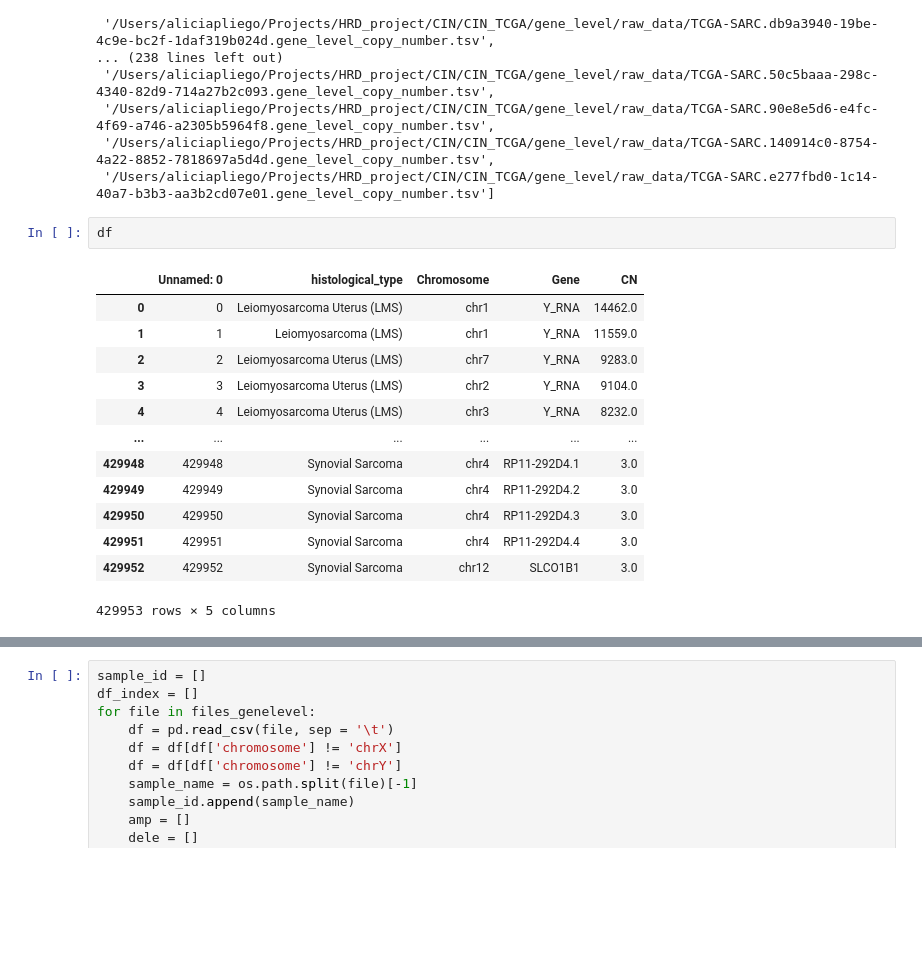
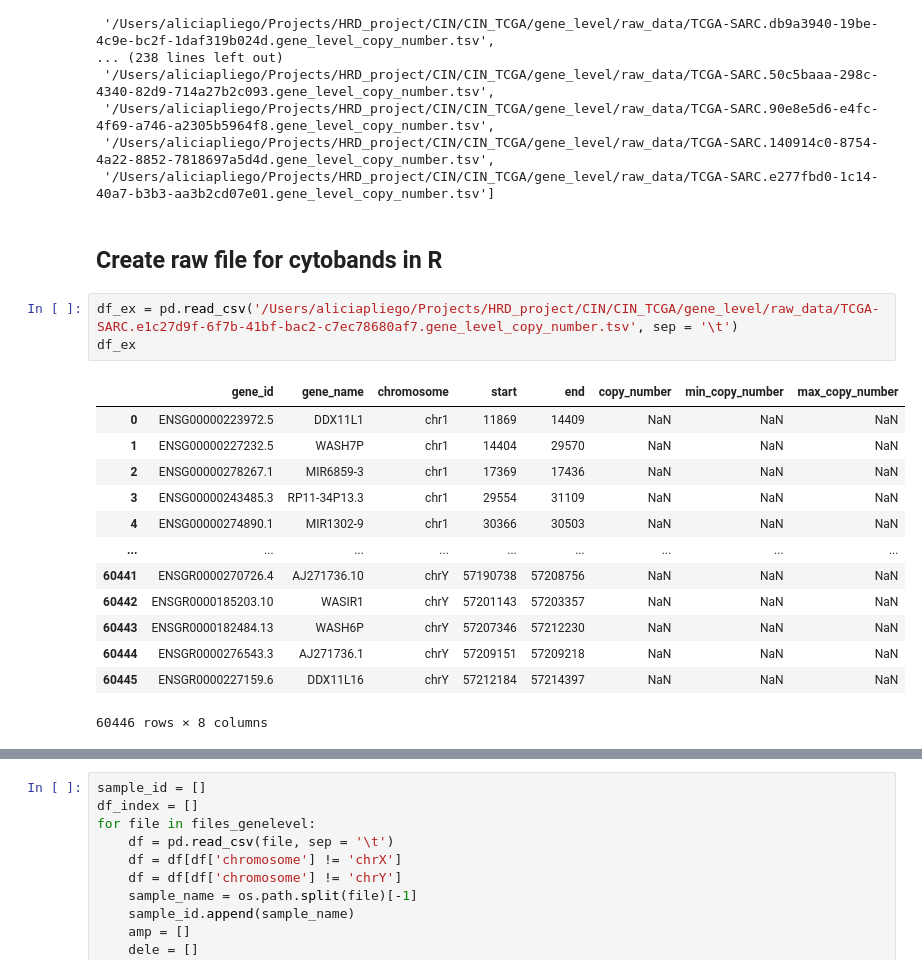
Before and after one commit to aliciapliego/HRDsarcoma, a Jupyter notebook: python_scrips/gene_level_CNV.ipynb, the cells around one changed output, grey strips where cells are left out. Saved outputs shown, nothing was run; the diff lists cells and outputs as text; blank space fills up the shorter version.

```diff
--- a/python_scrips/gene_level_CNV.ipynb
+++ b/python_scrips/gene_level_CNV.ipynb
@@ -30,19 +30,22 @@ files_genelevel
  '/Users/aliciapliego/Projects/HRD_project/CIN/CIN_TCGA/gene_level/raw_data/TCGA-SARC.90e8e5d6-e4fc-4f69-a746-a2305b5964f8.gene_level_copy_number.tsv',
  '/Users/aliciapliego/Projects/HRD_project/CIN/CIN_TCGA/gene_level/raw_data/TCGA-SARC.140914c0-8754-4a22-8852-7818697a5d4d.gene_level_copy_number.tsv',
  '/Users/aliciapliego/Projects/HRD_project/CIN/CIN_TCGA/gene_level/raw_data/TCGA-SARC.e277fbd0-1c14-40a7-b3b3-aa3b2cd07e01.gene_level_copy_number.tsv']
+# %% [markdown]
+## Create raw file for cytobands in R
 # %%
-df
+df_ex = pd.read_csv('/Users/aliciapliego/Projects/HRD_project/CIN/CIN_TCGA/gene_level/raw_data/TCGA-SARC.e1c27d9f-6f7b-41bf-bac2-c7ec78680af7.gene_level_copy_number.tsv', sep = '\t')
+df_ex
 # %% [output]
-|  | Unnamed: 0 | histological_type | Chromosome | Gene | CN |
-| 0 | 0 | Leiomyosarcoma Uterus (LMS) | chr1 | Y_RNA | 14462.0 |
-| 1 | 1 | Leiomyosarcoma (LMS) | chr1 | Y_RNA | 11559.0 |
-| 2 | 2 | Leiomyosarcoma Uterus (LMS) | chr7 | Y_RNA | 9283.0 |
-| 3 | 3 | Leiomyosarcoma Uterus (LMS) | chr2 | Y_RNA | 9104.0 |
-| 4 | 4 | Leiomyosarcoma Uterus (LMS) | chr3 | Y_RNA | 8232.0 |
-| ... | ... | ... | ... | ... | ... |
-| 429948 | 429948 | Synovial Sarcoma | chr4 | RP11-292D4.1 | 3.0 |
-| 429949 | 429949 | Synovial Sarcoma | chr4 | RP11-292D4.2 | 3.0 |
-| 429950 | 429950 | Synovial Sarcoma | chr4 | RP11-292D4.3 | 3.0 |
-| 429951 | 429951 | Synovial Sarcoma | chr4 | RP11-292D4.4 | 3.0 |
-| 429952 | 429952 | Synovial Sarcoma | chr12 | SLCO1B1 | 3.0 |
+|  | gene_id | gene_name | chromosome | start | end | copy_number | min_copy_number | max_copy_number |
+| 0 | ENSG00000223972.5 | DDX11L1 | chr1 | 11869 | 14409 | NaN | NaN | NaN |
+| 1 | ENSG00000227232.5 | WASH7P | chr1 | 14404 | 29570 | NaN | NaN | NaN |
+| 2 | ENSG00000278267.1 | MIR6859-3 | chr1 | 17369 | 17436 | NaN | NaN | NaN |
+| 3 | ENSG00000243485.3 | RP11-34P13.3 | chr1 | 29554 | 31109 | NaN | NaN | NaN |
+| 4 | ENSG00000274890.1 | MIR1302-9 | chr1 | 30366 | 30503 | NaN | NaN | NaN |
+| ... | ... | ... | ... | ... | ... | ... | ... | ... |
+| 60441 | ENSGR0000270726.4 | AJ271736.10 | chrY | 57190738 | 57208756 | NaN | NaN | NaN |
+| 60442 | ENSGR0000185203.10 | WASIR1 | chrY | 57201143 | 57203357 | NaN | NaN | NaN |
+| 60443 | ENSGR0000182484.13 | WASH6P | chrY | 57207346 | 57212230 | NaN | NaN | NaN |
+| 60444 | ENSGR0000276543.3 | AJ271736.1 | chrY | 57209151 | 57209218 | NaN | NaN | NaN |
+| 60445 | ENSGR0000227159.6 | DDX11L16 | chrY | 57212184 | 57214397 | NaN | NaN | NaN |
-429953 rows × 5 columns
+60446 rows × 8 columns
```
Also changed, not shown: parts of 4 cells of this notebook, 56 other files.
